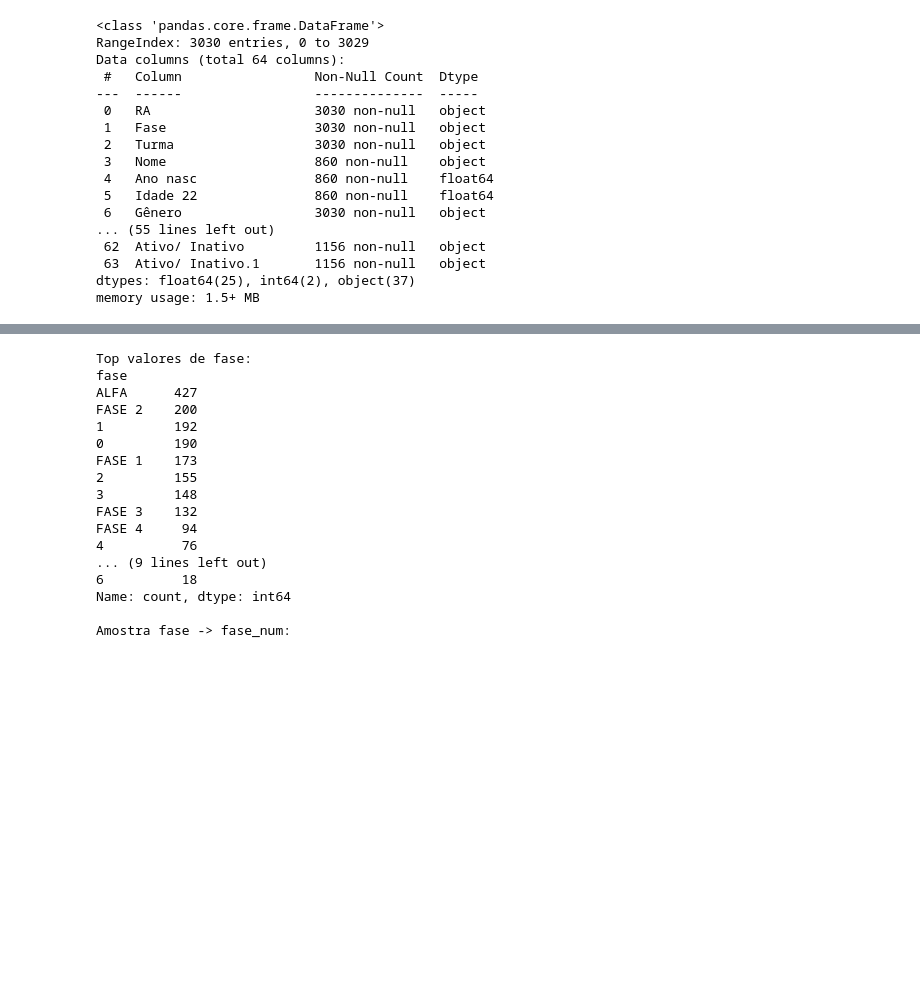
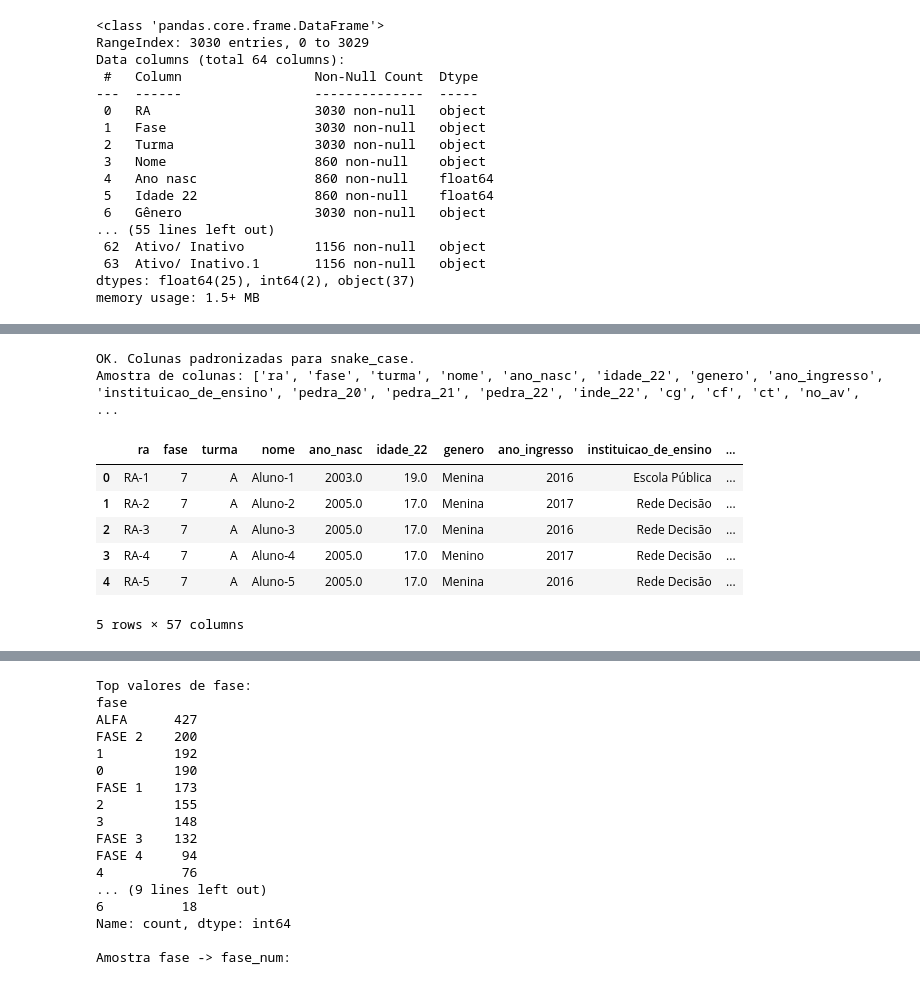
Before and after one commit to tivanello/fase5, a Jupyter notebook: notebooks/Entrega DATATHON Fase5.ipynb, the cells around one changed output, grey strips where cells are left out. Saved outputs shown, nothing was run; the diff lists cells and outputs as text; code cells hidden in the pictures; blank space fills up the shorter version.

```diff
--- a/notebooks/Entrega DATATHON Fase5.ipynb
+++ b/notebooks/Entrega DATATHON Fase5.ipynb
@@ -229,0 +290,15 @@ dtype: object
+# %%
+###############################################################################################################################################
+# Conferência final + atualizar df_fase5
+#
+# O que eu faço aqui:
+# - Mostro os tipos finais das colunas críticas.
+# - Atualizo o df_fase5 para seguir o fluxo já com os dados corrigidos.
+###############################################################################################################################################
+
+for c in ["Data de Nasc", "Idade", "INDE 2024"]:
+    if c in df.columns:
+        print(c, "->", df[c].dtype)
+
+df_fase5 = df
+print("OK. df_fase5 atualizado. Shape:", df_fase5.shape)
@@ -229,0 +643,38 @@ dtype: object
+# %%
+################################################################################################################################################
+# Padronizar nomes para snake_case (sem unificar nada)
+# A ideia é: transformar “Ano nasc”, “Instituição de ensino”, “Ativo/ Inativo” etc. em nomes consistentes (sem acento, sem espaços, minúsculo).
+################################################################################################################################################
+import unicodedata
+import re
+
+df = df_fase5.copy()
+
+def to_snake(s):
+    s = str(s).strip()
+    s = unicodedata.normalize("NFKD", s).encode("ascii", "ignore").decode("ascii")
+    s = s.replace("/", "_").replace("-", "_")
+    s = re.sub(r"\s+", "_", s)          # espaços -> _
+    s = re.sub(r"[^a-zA-Z0-9_]", "", s) # remove resto
+    s = re.sub(r"_+", "_", s)           # __ -> _
+    return s.lower()
+
+df.columns = [to_snake(c) for c in df.columns]
+
+df_fase5 = df  # atualiza
+
+print("OK. Colunas padronizadas para snake_case.")
+print("Amostra de colunas:", list(df_fase5.columns)[:25])
+# %% [output]
+OK. Colunas padronizadas para snake_case.
+Amostra de colunas: ['ra', 'fase', 'turma', 'nome', 'ano_nasc', 'idade_22', 'genero', 'ano_ingresso', 'instituicao_de_ensino', 'pedra_20', 'pedra_21', 'pedra_22', 'inde_22', 'cg', 'cf', 'ct', 'no_av', ...
+# %%
+df_fase5.head()
+# %% [output]
+|  | ra | fase | turma | nome | ano_nasc | idade_22 | genero | ano_ingresso | instituicao_de_ensino | ... |
+| 0 | RA-1 | 7 | A | Aluno-1 | 2003.0 | 19.0 | Menina | 2016 | Escola Pública | ... |
+| 1 | RA-2 | 7 | A | Aluno-2 | 2005.0 | 17.0 | Menina | 2017 | Rede Decisão | ... |
+| 2 | RA-3 | 7 | A | Aluno-3 | 2005.0 | 17.0 | Menina | 2016 | Rede Decisão | ... |
+| 3 | RA-4 | 7 | A | Aluno-4 | 2005.0 | 17.0 | Menino | 2017 | Rede Decisão | ... |
+| 4 | RA-5 | 7 | A | Aluno-5 | 2005.0 | 17.0 | Menina | 2016 | Rede Decisão | ... |
+5 rows × 57 columns
```
Also changed, not shown: parts of 23 cells of this notebook.
